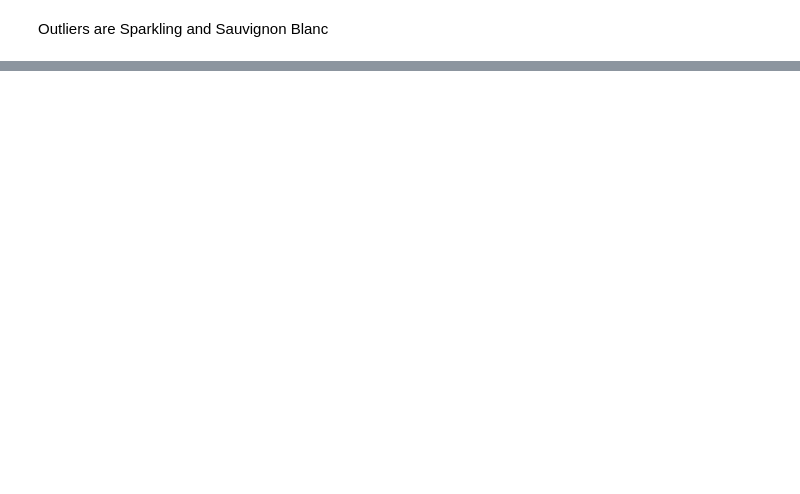
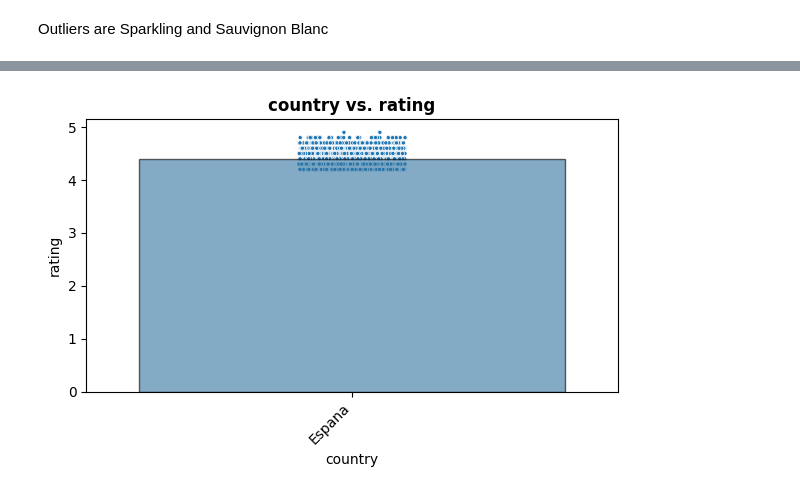
Before and after one commit to jrohn34/Cirrhosis_Classification, a Jupyter notebook: Project2.ipynb, the cells around one changed output, grey strips where cells are left out. Saved outputs shown, nothing was run; the diff lists cells and outputs as text; code cells hidden in the pictures; blank space fills up the shorter version.

```diff
--- a/Project2.ipynb
+++ b/Project2.ipynb
@@ -285,0 +386,6 @@ Outliers are Sparkling and Sauvignon Blanc
+# %%
+feature = 'country'
+# %%
+plot_categorical_vs_target(df_wine ,feature, 'rating');
+# %% [output]
+[figure, added]
```
Also changed, not shown: parts of 24 cells of this notebook.
